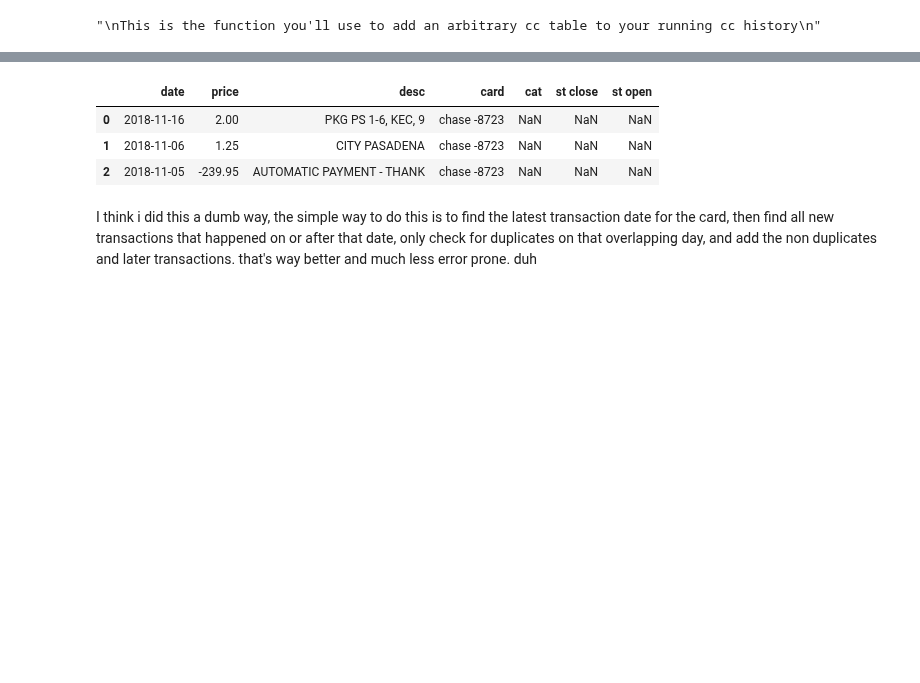
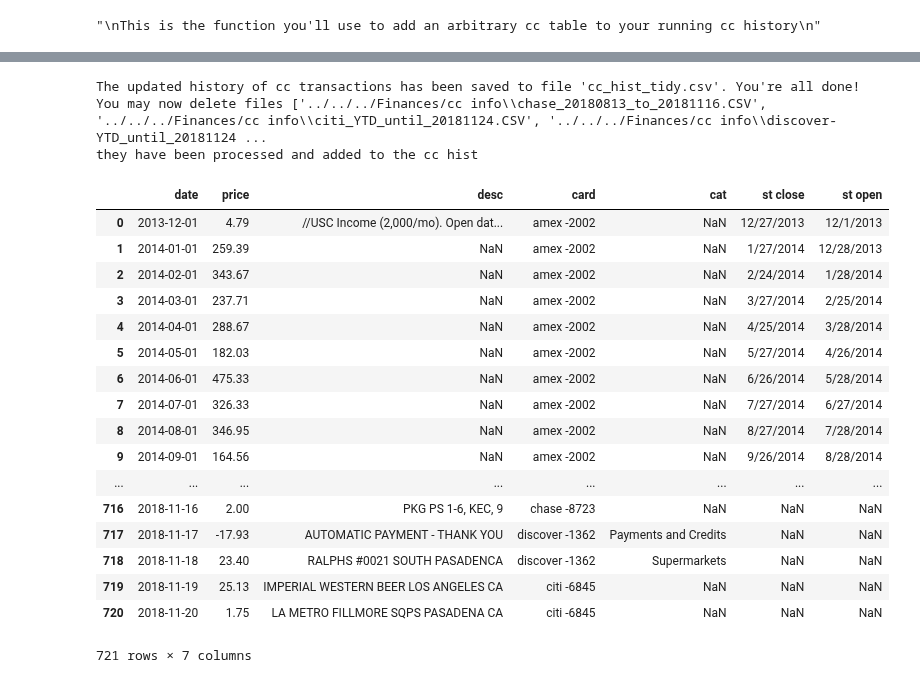
Before and after one commit to geezerbriefs/xpspython, a Jupyter notebook: personal/finance/update cc history.ipynb, the cells around one changed output, grey strips where cells are left out. Cells and saved outputs as stored; diff of their text form; code cells hidden in the pictures; blank space fills up the shorter version.

Commit message:
finished script to update credit card transaction history for the three active ccs now (chase, citi, disc)

```diff
--- a/personal/finance/update cc history.ipynb
+++ b/personal/finance/update cc history.ipynb
@@ -41,0 +184,31 @@ def get_chase_addendum (glob_list_of_cc_addenda):
+# %%
+def all_things_to_add (hist_files, full_cc_hist):
+
+    #get the properly formatted chase transactions to be added and the date range they span
+    chase_clean, chase_file = get_chase_addendum(hist_files)
+    new_chase = find_new_entries (full_cc_hist, chase_clean, 'chase -8723')
+
+    citi_clean, citi_file = get_citi_addendum(hist_files)
+    new_citi = find_new_entries (full_cc_hist, citi_clean, 'citi -6845')
+
+    disc_clean, disc_file = get_disc_addendum(hist_files)
+    new_disc = find_new_entries (full_cc_hist, disc_clean, 'discover -1362')
+
+    return pd.concat([new_chase, new_citi, new_disc], sort=False), [chase_file, citi_file, disc_file]
+# %%
+def save_new_cc_hist (full_cc_hist, all_new_entries, file_dir, files_processed):
+
+    new = (pd.concat([full_cc_hist, all_new_entries], sort=False)
+           .sort_values(by='date')
+           .reset_index(drop=True)
+          )
+
+    #this requires that the cc history is in the same place as the files with new entries and has the name
+    # 'cc_hist_tidy'
+    new.to_csv(file_dir + '/cc_hist_tidy' + '.csv', index=False)
+
+    print("The updated history of cc transactions has been saved to file 'cc_hist_tidy.csv'. You're all done!")
+    print("You may now delete files {}".format(files_processed))
+    print("they have been processed and added to the cc hist")
+
+    return new
@@ -45,5 +220,4 @@ filepath = '../../../Finances/cc info'
 hist_files = glob.glob(filepath + '/*.csv')
 # %%
 #full cc hist to update
-full_cc_hist = pd.read_csv([z for z in hist_files if 'tidy' in z][0])
-full_cc_hist['date'] = full_cc_hist['date'].apply(get_dtime)
+full_cc_hist = open_full_hist([z for z in hist_files if 'tidy' in z][0])
@@ -83,9 +224,26 @@ def find_new_entries (full_cc_hist, clean_new_entries, date_range, card_name):
-# %%
-find_new_entries (full_cc_hist, chase_clean, min_max_date_range, 'chase -8723')
-# %% [output]
-|  | date | price | desc | card | cat | st close | st open |
-| 0 | 2018-11-16 | 2.00 | PKG PS 1-6, KEC, 9 | chase -8723 | NaN | NaN | NaN |
-| 1 | 2018-11-06 | 1.25 | CITY PASADENA | chase -8723 | NaN | NaN | NaN |
-| 2 | 2018-11-05 | -239.95 | AUTOMATIC PAYMENT - THANK | chase -8723 | NaN | NaN | NaN |
-# %% [markdown]
-I think i did this a dumb way, the simple way to do this is to find the latest transaction date for the card, then find all new transactions that happened on or after that date, only check for duplicates on that overlapping day, and add the non duplicates and later transactions. that's way better and much less error prone. duh
+# %%
+new_stuff, files_processed = all_things_to_add(hist_files, full_cc_hist)
+# %%
+save_new_cc_hist (full_cc_hist, new_stuff, filepath, files_processed)
+# %% [output]
+The updated history of cc transactions has been saved to file 'cc_hist_tidy.csv'. You're all done!
+You may now delete files ['../../../Finances/cc info\\chase_20180813_to_20181116.CSV', '../../../Finances/cc info\\citi_YTD_until_20181124.CSV', '../../../Finances/cc info\\discover-YTD_until_20181124 ...
+they have been processed and added to the cc hist
+|  | date | price | desc | card | cat | st close | st open |
+| 0 | 2013-12-01 | 4.79 | //USC Income (2,000/mo). Open dat... | amex -2002 | NaN | 12/27/2013 | 12/1/2013 |
+| 1 | 2014-01-01 | 259.39 | NaN | amex -2002 | NaN | 1/27/2014 | 12/28/2013 |
+| 2 | 2014-02-01 | 343.67 | NaN | amex -2002 | NaN | 2/24/2014 | 1/28/2014 |
+| 3 | 2014-03-01 | 237.71 | NaN | amex -2002 | NaN | 3/27/2014 | 2/25/2014 |
+| 4 | 2014-04-01 | 288.67 | NaN | amex -2002 | NaN | 4/25/2014 | 3/28/2014 |
+| 5 | 2014-05-01 | 182.03 | NaN | amex -2002 | NaN | 5/27/2014 | 4/26/2014 |
+| 6 | 2014-06-01 | 475.33 | NaN | amex -2002 | NaN | 6/26/2014 | 5/28/2014 |
+| 7 | 2014-07-01 | 326.33 | NaN | amex -2002 | NaN | 7/27/2014 | 6/27/2014 |
+| 8 | 2014-08-01 | 346.95 | NaN | amex -2002 | NaN | 8/27/2014 | 7/28/2014 |
+| 9 | 2014-09-01 | 164.56 | NaN | amex -2002 | NaN | 9/26/2014 | 8/28/2014 |
+| ... | ... | ... | ... | ... | ... | ... | ... |
+| 716 | 2018-11-16 | 2.00 | PKG PS 1-6, KEC, 9 | chase -8723 | NaN | NaN | NaN |
+| 717 | 2018-11-17 | -17.93 | AUTOMATIC PAYMENT - THANK YOU | discover -1362 | Payments and Credits | NaN | NaN |
+| 718 | 2018-11-18 | 23.40 | RALPHS #0021 SOUTH PASADENCA | discover -1362 | Supermarkets | NaN | NaN |
+| 719 | 2018-11-19 | 25.13 | IMPERIAL WESTERN BEER LOS ANGELES CA | citi -6845 | NaN | NaN | NaN |
+| 720 | 2018-11-20 | 1.75 | LA METRO FILLMORE SQPS PASADENA CA | citi -6845 | NaN | NaN | NaN |
+721 rows × 7 columns
```
Also changed, not shown: parts of 18 cells of this notebook.
